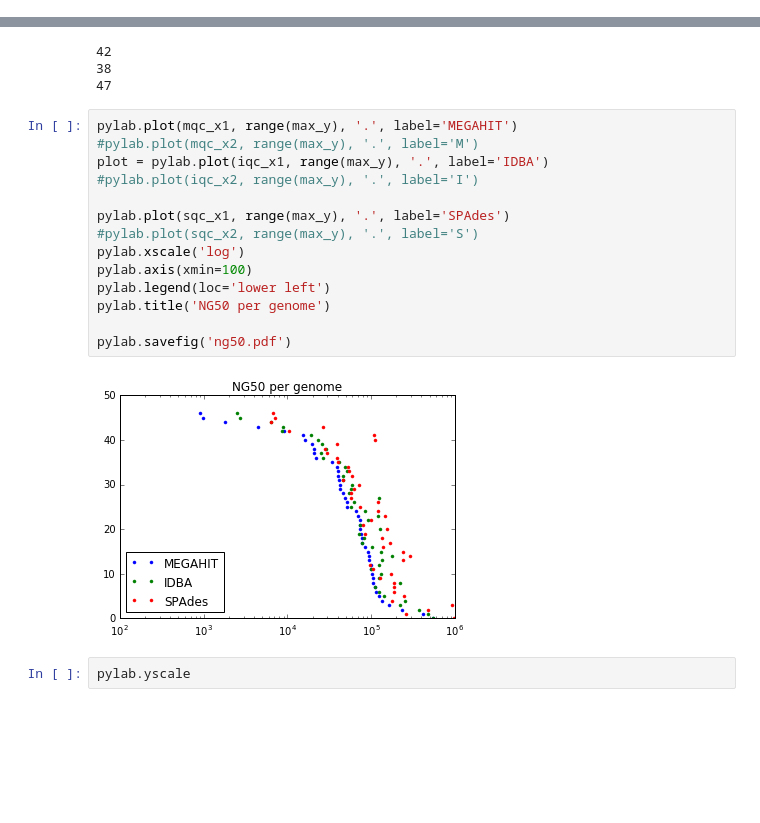
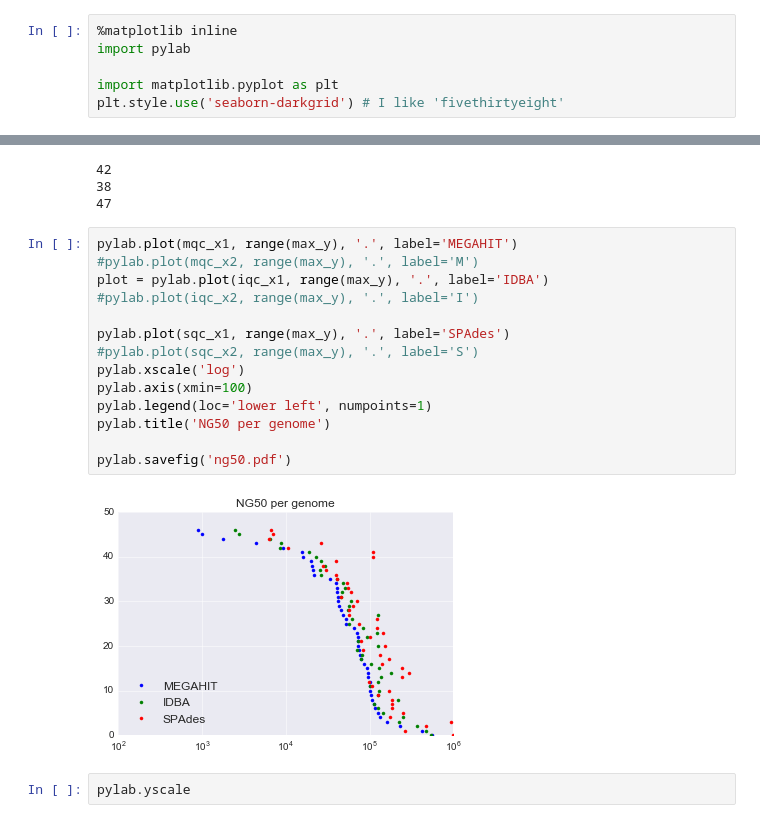
Before and after one commit to dib-lab/2016-metagenome-assembly-eval, a Jupyter notebook: pipeline/ng50.ipynb, the cells around one changed output, grey strips where cells are left out. Drawn from its saved outputs; the diff is of its cells as text; blank space fills up the shorter version.

```diff
--- a/pipeline/ng50.ipynb
+++ b/pipeline/ng50.ipynb
@@ -4,3 +1,9 @@ import pylab
+# %%
+%matplotlib inline
+import pylab
+
+import matplotlib.pyplot as plt
+plt.style.use('seaborn-darkgrid') # I like 'fivethirtyeight'
 # %%
 ls *ng50.txt
 # %% [output]
@@ -95,19 +98,19 @@ print(max_y)
 # %%
 pylab.plot(mqc_x1, range(max_y), '.', label='MEGAHIT')
 #pylab.plot(mqc_x2, range(max_y), '.', label='M')
 plot = pylab.plot(iqc_x1, range(max_y), '.', label='IDBA')
 #pylab.plot(iqc_x2, range(max_y), '.', label='I')
 
 pylab.plot(sqc_x1, range(max_y), '.', label='SPAdes')
 #pylab.plot(sqc_x2, range(max_y), '.', label='S')
 pylab.xscale('log')
 pylab.axis(xmin=100)
-pylab.legend(loc='lower left')
+pylab.legend(loc='lower left', numpoints=1)
 pylab.title('NG50 per genome')
 
 pylab.savefig('ng50.pdf')
 # %% [output]
-[figure, old version]
+[figure, new version]
 # %%
 pylab.yscale
 # %% [output]
```
Also changed, not shown: parts of 2 cells of this notebook, 3 other files.
